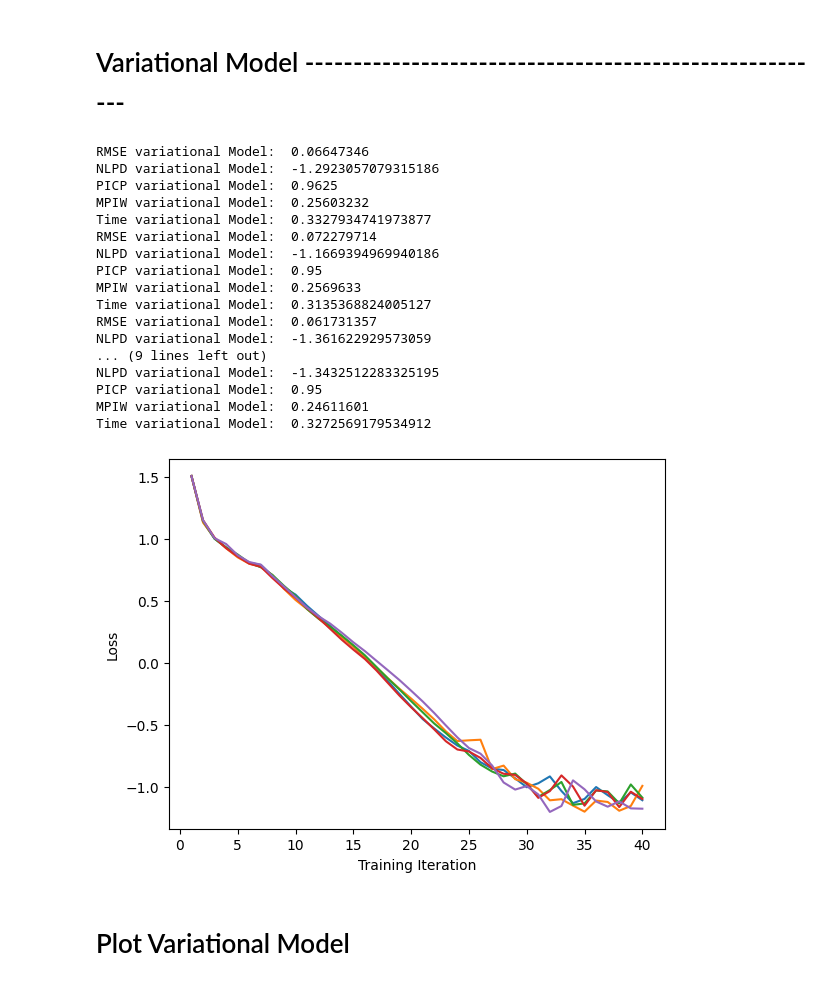
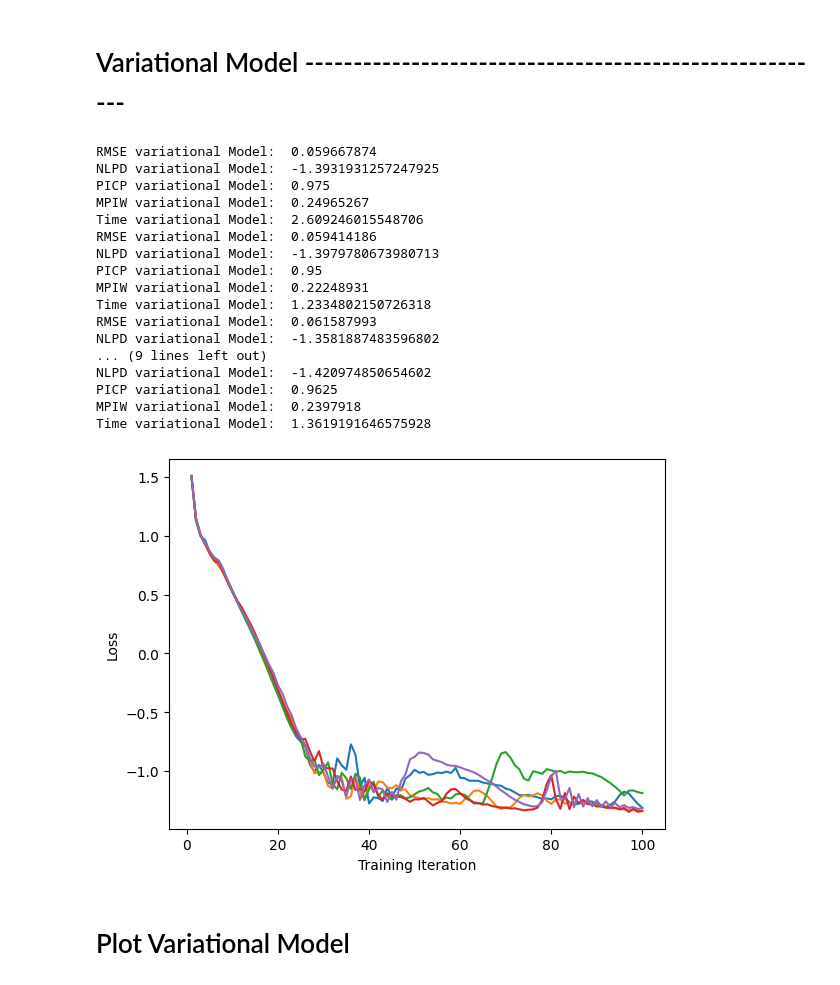
Before and after one commit to Sabelz/Master_Thesis_Alexander, a Jupyter notebook: GPs/ToyGPs.ipynb, the cells around one changed output. Drawn from its saved outputs; the diff is of its cells as text; code cells hidden in the pictures.

```diff
--- a/GPs/ToyGPs.ipynb
+++ b/GPs/ToyGPs.ipynb
@@ -106,7 +106,7 @@ for _ in range(0,5):
   KISSGP_model_toy = KISSGP(x_train_toy, y_train_toy, KISSGP_likelihood_toy, KISSGP_mean_toy, KISSGP_kernel_toy) # KISSGP defined in utils/Models.ipynb
 
 
-  train_time_KISSGP_toy = train(KISSGP_model_toy, KISSGP_likelihood_toy, x_train_toy, y_train_toy, training_iter= 40) # train is defined in utils/functions.ipynb
+  train_time_KISSGP_toy = train(KISSGP_model_toy, KISSGP_likelihood_toy, x_train_toy, y_train_toy, training_iter= 100) # train is defined in utils/functions.ipynb
 
 
 
@@ -173,51 +173,51 @@ for _ in range(0,5):
   variational_kernel_toy = gpytorch.kernels.RBFKernel()
   n_inducing_points = int(len(x_train_toy)/10)
   inducing_points = x_train_toy[torch.randperm(x_train_toy.size(0))[:n_inducing_points]]
   variational_model_toy = variationalGP(variational_likelihood_toy, variational_mean_toy, variational_kernel_toy, inducing_points) # variationalGP defined in utils/models.ipynb
   variational_model_toy = variational_model_toy.to(device) # Move model to device, defined in utils/models.ipynb
 
 
-  train_time_variational_toy = train_ELBO(variational_model_toy, variational_likelihood_toy, x_train_toy, y_train_toy, training_iter= 40) # train is defined in utils/functions.ipynb
+  train_time_variational_toy = train_ELBO(variational_model_toy, variational_likelihood_toy, x_train_toy, y_train_toy, training_iter= 100) # train is defined in utils/functions.ipynb
 
   with torch.no_grad(), gpytorch.settings.fast_pred_var():
     # predict is defined in utils/functions.ipynb
     predictions_variational_toy = predict(variational_model_toy, variational_likelihood_toy, x_test_toy)
 
     RMSE_variational_toy, NLPD_variational_toy, PICP_variational_toy, MPIW_variational_toy = error_metrics(
         x_test_toy,
         y_test_toy,
         predictions_variational_toy.mean,
         predictions_variational_toy.variance)# error_metrics defined in utils/functions.ipynb
 
   RMSE_list_variational.append(RMSE_variational_toy)
   NLPD_list_variational.append(NLPD_variational_toy)
   PICP_list_variational.append(PICP_variational_toy)
   MPIW_list_variational.append(MPIW_variational_toy)
   TT_list_variational.append(train_time_variational_toy)
   print("RMSE variational Model: ",RMSE_variational_toy)
   print("NLPD variational Model: ",NLPD_variational_toy)
   print("PICP variational Model: ",PICP_variational_toy)
   print("MPIW variational Model: ",MPIW_variational_toy)
   print("Time variational Model: ", train_time_variational_toy)
 # %% [output]
-RMSE variational Model:  0.06647346
-NLPD variational Model:  -1.2923057079315186
+RMSE variational Model:  0.059667874
+NLPD variational Model:  -1.3931931257247925
+PICP variational Model:  0.975
+MPIW variational Model:  0.24965267
+Time variational Model:  2.609246015548706
+RMSE variational Model:  0.059414186
+NLPD variational Model:  -1.3979780673980713
+PICP variational Model:  0.95
+MPIW variational Model:  0.22248931
+Time variational Model:  1.2334802150726318
+RMSE variational Model:  0.061587993
+NLPD variational Model:  -1.3581887483596802
+... (9 lines left out)
+NLPD variational Model:  -1.420974850654602
 PICP variational Model:  0.9625
-MPIW variational Model:  0.25603232
-Time variational Model:  0.3327934741973877
-RMSE variational Model:  0.072279714
-NLPD variational Model:  -1.1669394969940186
-PICP variational Model:  0.95
-MPIW variational Model:  0.2569633
-Time variational Model:  0.3135368824005127
-RMSE variational Model:  0.061731357
-NLPD variational Model:  -1.361622929573059
-... (9 lines left out)
-NLPD variational Model:  -1.3432512283325195
-PICP variational Model:  0.95
-MPIW variational Model:  0.24611601
-Time variational Model:  0.3272569179534912
+MPIW variational Model:  0.2397918
+Time variational Model:  1.3619191646575928
-[figure, old version]
+[figure, new version]
 # %% [markdown]
 # Plot Variational Model
 # %%
```
Also changed, not shown: parts of 31 cells of this notebook.
